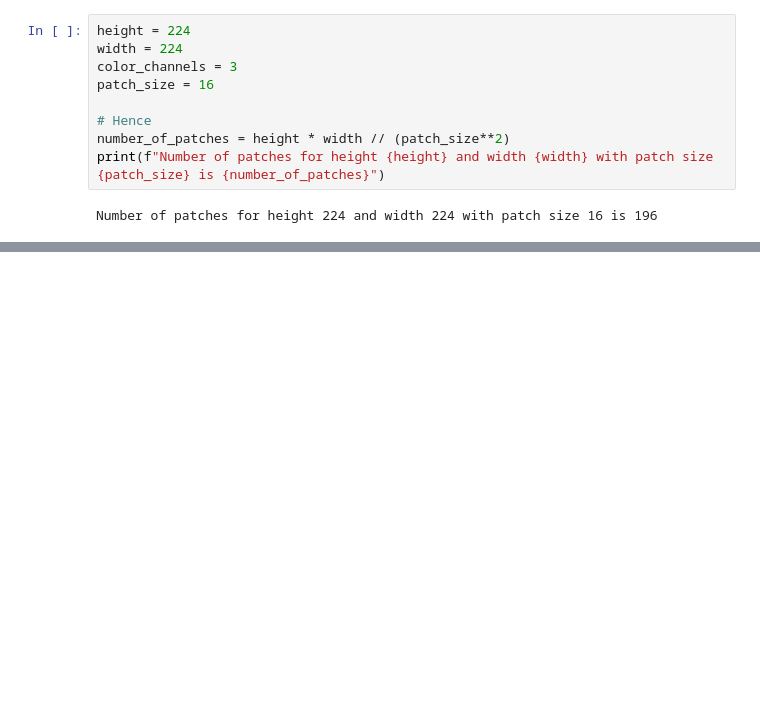
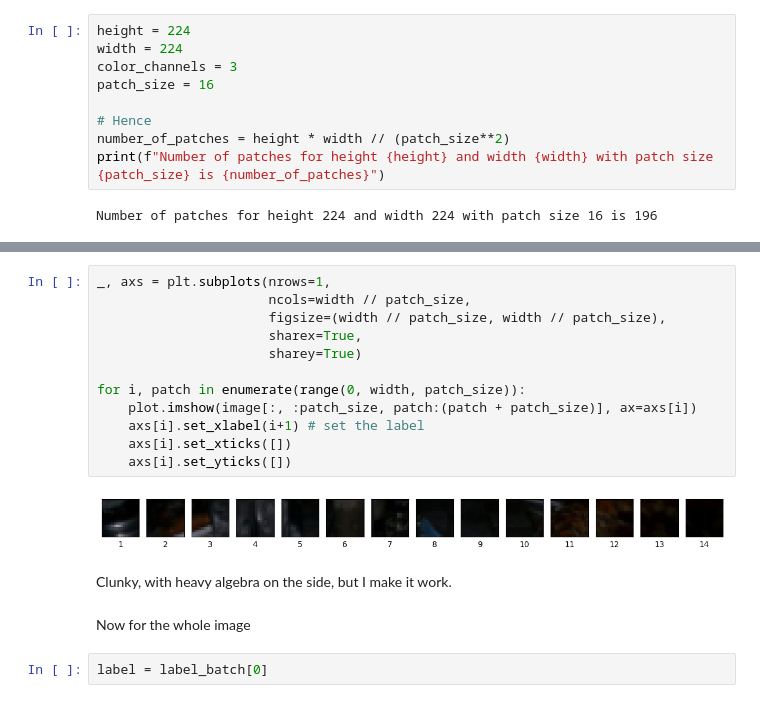
Before and after one commit to HangenYuu/Nutri-2.0, a Jupyter notebook: 03_replicate.ipynb, the cells around one changed output, grey strips where cells are left out. Drawn from its saved outputs; the diff is of its cells as text; blank space fills up the shorter version.

```diff
--- a/03_replicate.ipynb
+++ b/03_replicate.ipynb
@@ -147,0 +212,20 @@ Number of patches for height 224 and width 224 with patch size 16 is 196
+# %%
+_, axs = plt.subplots(nrows=1,
+                      ncols=width // patch_size,
+                      figsize=(width // patch_size, width // patch_size),
+                      sharex=True,
+                      sharey=True)
+
+for i, patch in enumerate(range(0, width, patch_size)):
+    plot.imshow(image[:, :patch_size, patch:(patch + patch_size)], ax=axs[i])
+    axs[i].set_xlabel(i+1) # set the label
+    axs[i].set_xticks([])
+    axs[i].set_yticks([])
+# %% [output]
+[figure, added]
+# %% [markdown]
+Clunky, with heavy algebra on the side, but I make it work.
+# %% [markdown]
+Now for the whole image
+# %%
+label = label_batch[0]
```
Also changed, not shown: parts of 49 cells of this notebook.
